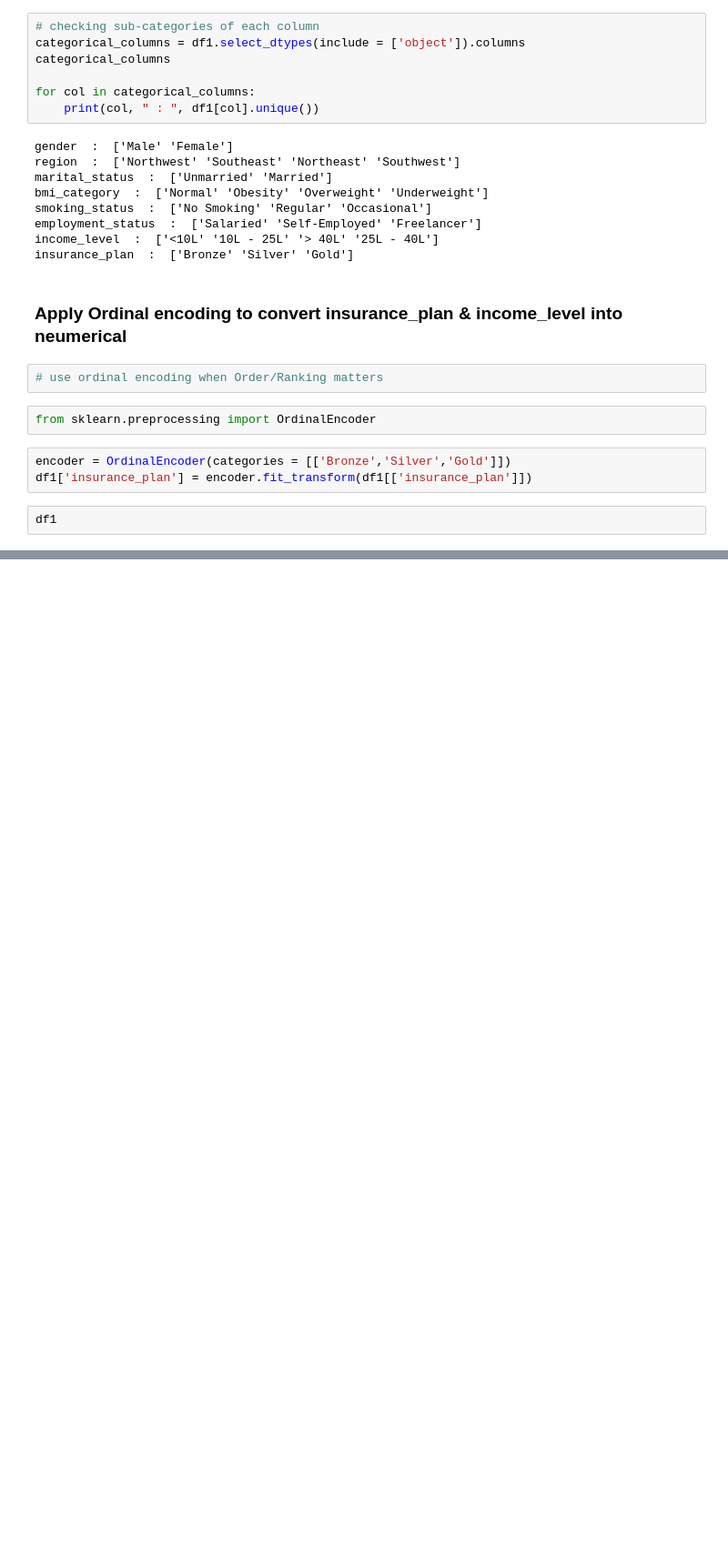
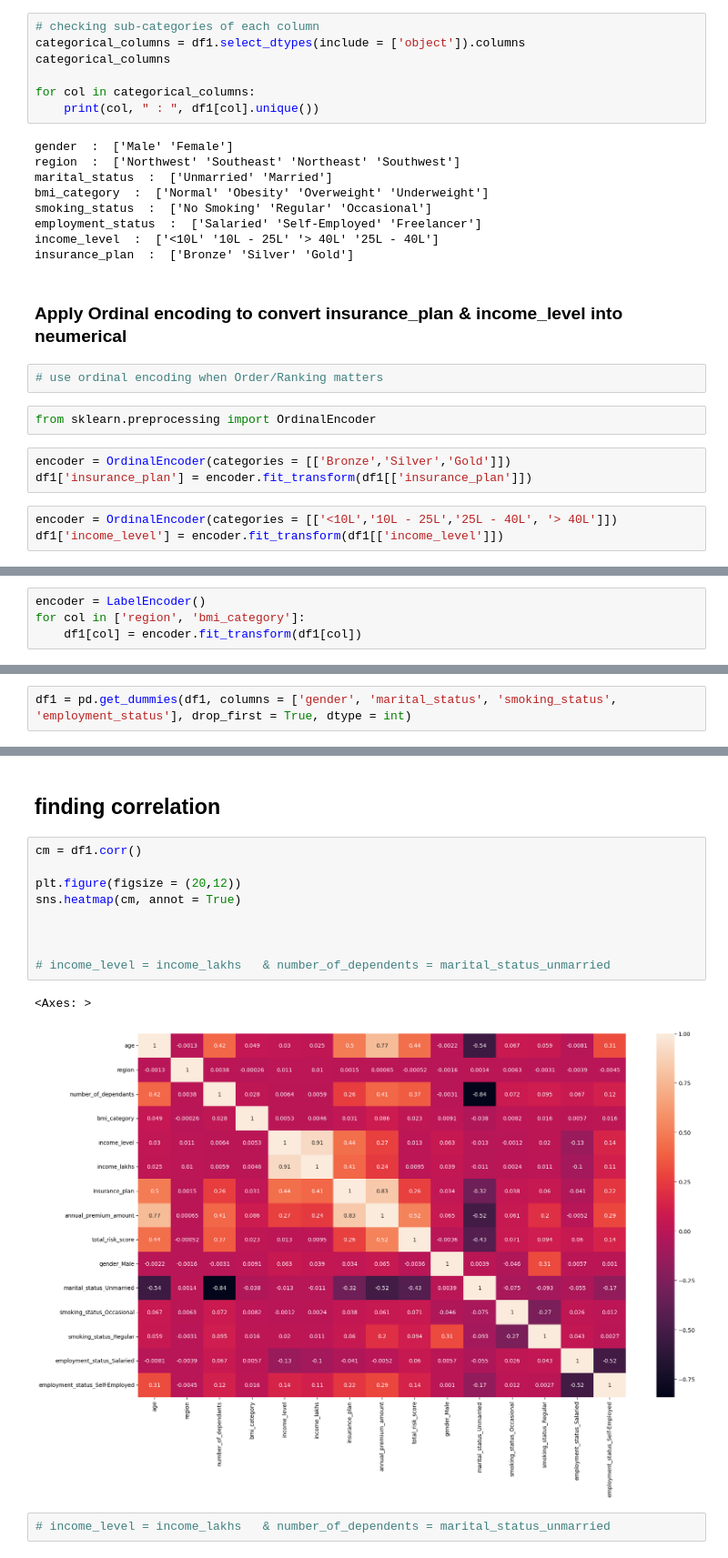
Before and after one commit to puneet-cs/DS19_ML_Project, a Jupyter notebook: DS19_Step1_EDA.ipynb, the cells around one changed output, grey strips where cells are left out. Shown at 91% size. Saved outputs shown, nothing was run; the diff lists cells and outputs as text; blank space fills up the shorter version.

```diff
--- a/DS19_Step1_EDA.ipynb
+++ b/DS19_Step1_EDA.ipynb
@@ -450,4 +450,5 @@ from sklearn.preprocessing import OrdinalEncoder
 encoder = OrdinalEncoder(categories = [['Bronze','Silver','Gold']])
 df1['insurance_plan'] = encoder.fit_transform(df1[['insurance_plan']])
 # %%
-df1
+encoder = OrdinalEncoder(categories = [['<10L','10L - 25L','25L - 40L', '> 40L']])
+df1['income_level'] = encoder.fit_transform(df1[['income_level']])
@@ -469,0 +477,4 @@ df1
+# %%
+encoder = LabelEncoder()
+for col in ['region', 'bmi_category']:
+    df1[col] = encoder.fit_transform(df1[col])
@@ -469,0 +503,2 @@ df1
+# %%
+df1 = pd.get_dummies(df1, columns = ['gender', 'marital_status', 'smoking_status', 'employment_status'], drop_first = True, dtype = int)
@@ -469,0 +521,16 @@ df1
+# %% [markdown]
+## finding correlation
+# %%
+cm = df1.corr()
+
+plt.figure(figsize = (20,12))
+sns.heatmap(cm, annot = True)
+
+
+
+# income_level = income_lakhs   & number_of_dependents = marital_status_unmarried
+# %% [output]
+<Axes: >
+[figure, added]
+# %%
+# income_level = income_lakhs   & number_of_dependents = marital_status_unmarried
```
Also changed, not shown: parts of 34 cells of this notebook.
